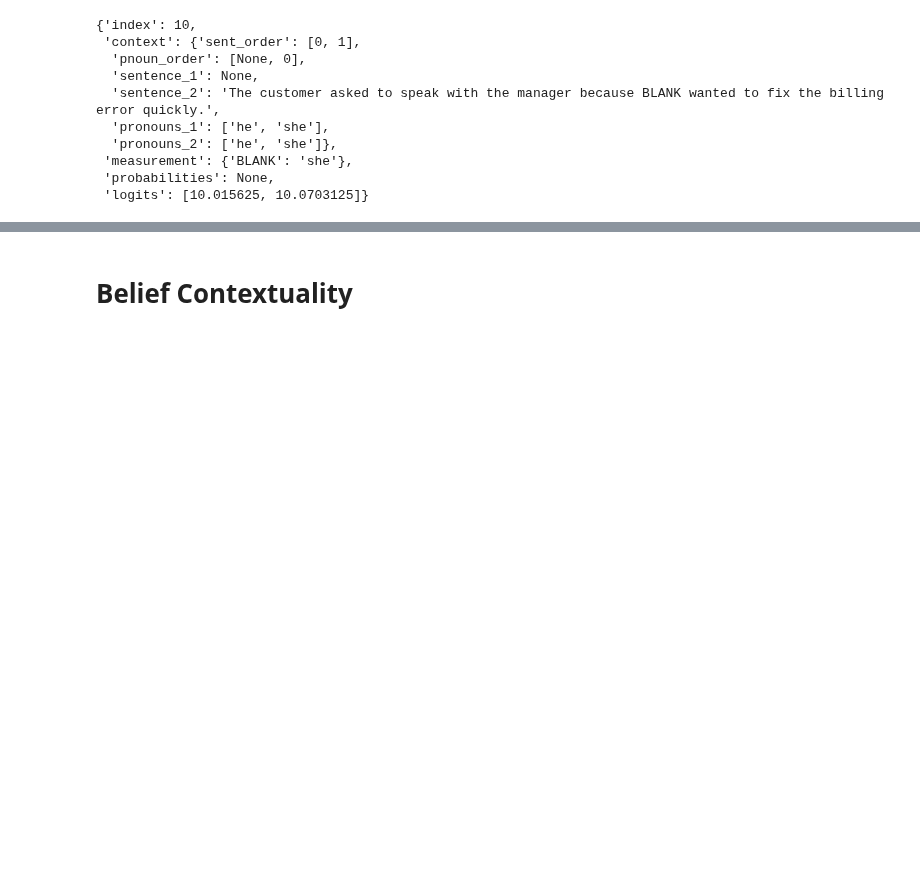
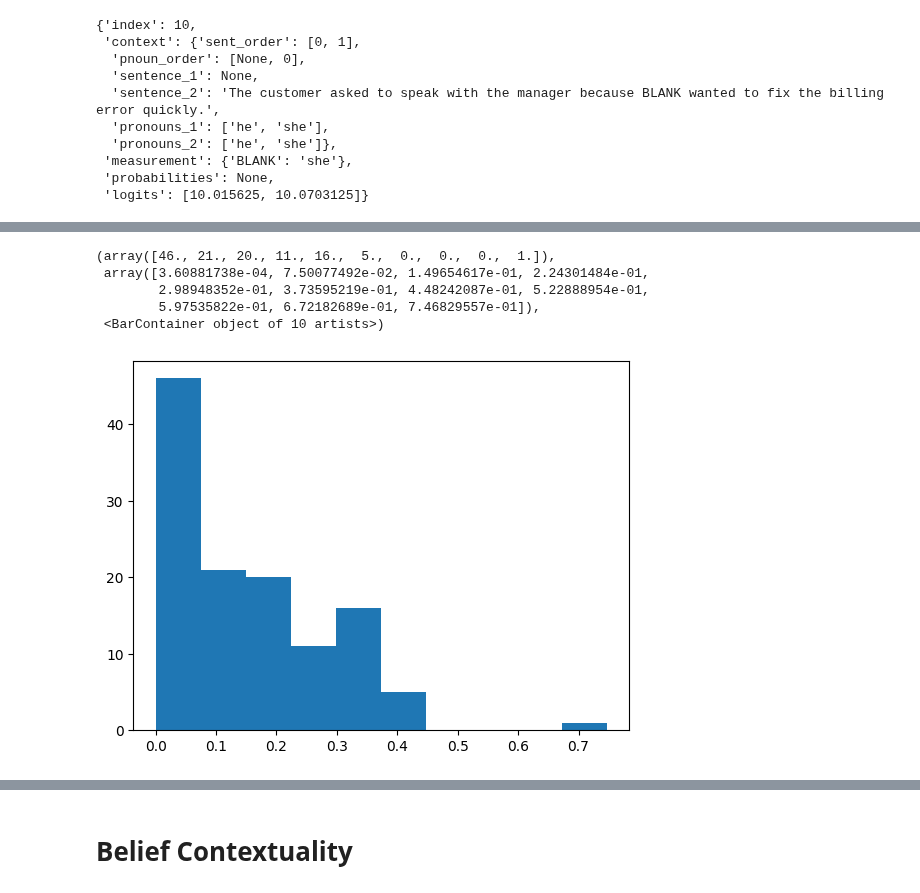
Before and after one commit to sagarkumar16/winogender_contextuality, a Jupyter notebook: notebooks/09-sk-one-pnoun-calculations.ipynb, the cells around one changed output, grey strips where cells are left out. Saved outputs shown, nothing was run; the diff lists cells and outputs as text; code cells hidden in the pictures; blank space fills up the shorter version.

```diff
--- a/notebooks/09-sk-one-pnoun-calculations.ipynb
+++ b/notebooks/09-sk-one-pnoun-calculations.ipynb
@@ -118,0 +282,21 @@ get_generation_logit_distortion(llama32_10_na_0_fwd)
+# %%
+# Logit changes with context addition, m first
+sent_orders = [[0,1], [1,0]]
+
+llama_m_first_logit_changes = []
+for idx in range(60):
+    for order in sent_orders:
+        none_sentence = get_single_sentences(get_sent_order(order, get_index(idx, llama32)))
+        filled_sentence = get_filled_pnoun(0, get_sent_order(order, get_index(idx, llama32)))
+        llama_m_first_logit_changes.append(distance.cityblock(
+            get_internal_probs(none_sentence),
+            get_internal_probs(filled_sentence)))
+
+plt.hist(llama_m_first_logit_changes, bins=10)
+# %% [output]
+(array([46., 21., 20., 11., 16.,  5.,  0.,  0.,  0.,  1.]),
+ array([3.60881738e-04, 7.50077492e-02, 1.49654617e-01, 2.24301484e-01,
+        2.98948352e-01, 3.73595219e-01, 4.48242087e-01, 5.22888954e-01,
+        5.97535822e-01, 6.72182689e-01, 7.46829557e-01]),
+ <BarContainer object of 10 artists>)
+[figure, added]
```
Also changed, not shown: parts of 39 cells of this notebook, 2 other files.
